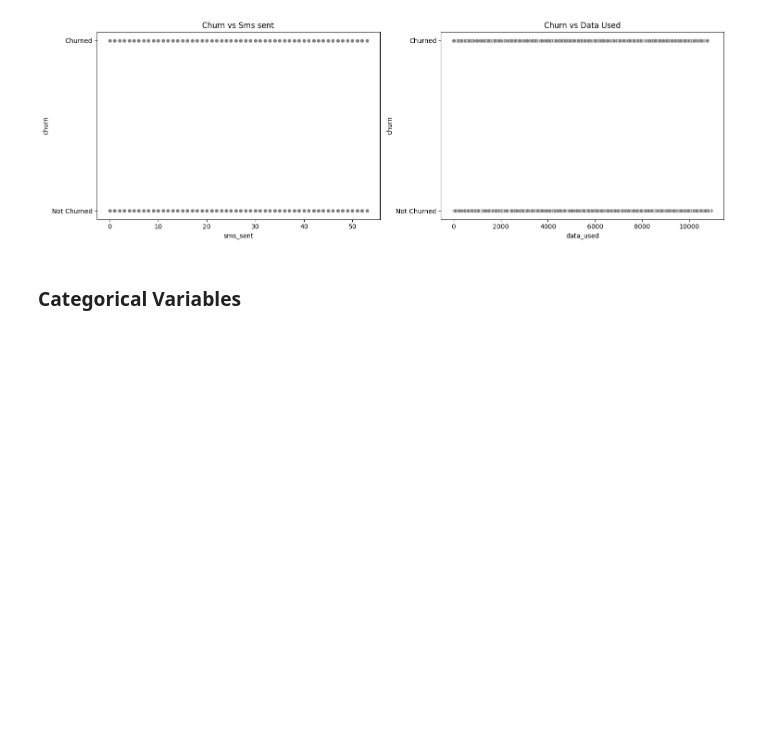
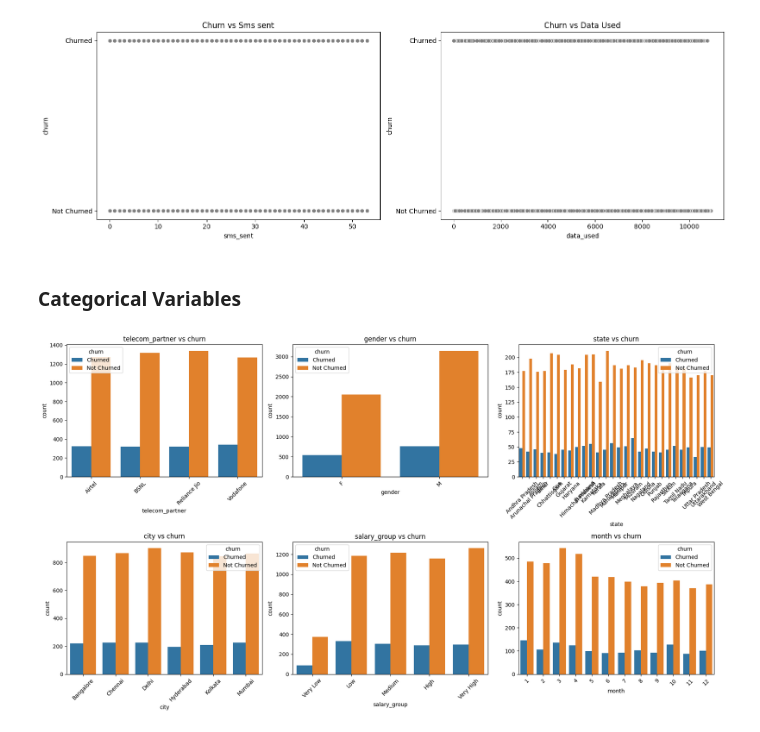
Before and after one commit to Lakes41/Telecom-customer-churn-predictor, a Jupyter notebook: notebook.ipynb, the cells around one changed output. Drawn from its saved outputs; the diff is of its cells as text; code cells hidden in the pictures; blank space fills up the shorter version.

```diff
--- a/notebook.ipynb
+++ b/notebook.ipynb
@@ -356,3 +356,19 @@ plt.show()
 [figure]
 # %% [markdown]
 ### Categorical Variables
+# %%
+categorical_cols = ['telecom_partner', 'gender', 'state', 'city', 'salary_group', 'month']
+target = 'churn'  # binary target
+
+fig, axes = plt.subplots(nrows=2, ncols=3, figsize=(18, 10))
+
+for i, var in enumerate(categorical_cols):
+    ax = axes[i//3, i%3]
+    sns.countplot(data=churn_df, x=var, hue= 'churn', ax=ax)
+    ax.set_title(f'{var} vs {'churn'}')
+    ax.tick_params(axis='x', rotation=45)
+
+plt.tight_layout()
+plt.show()
+# %% [output]
+[figure, added]
```
